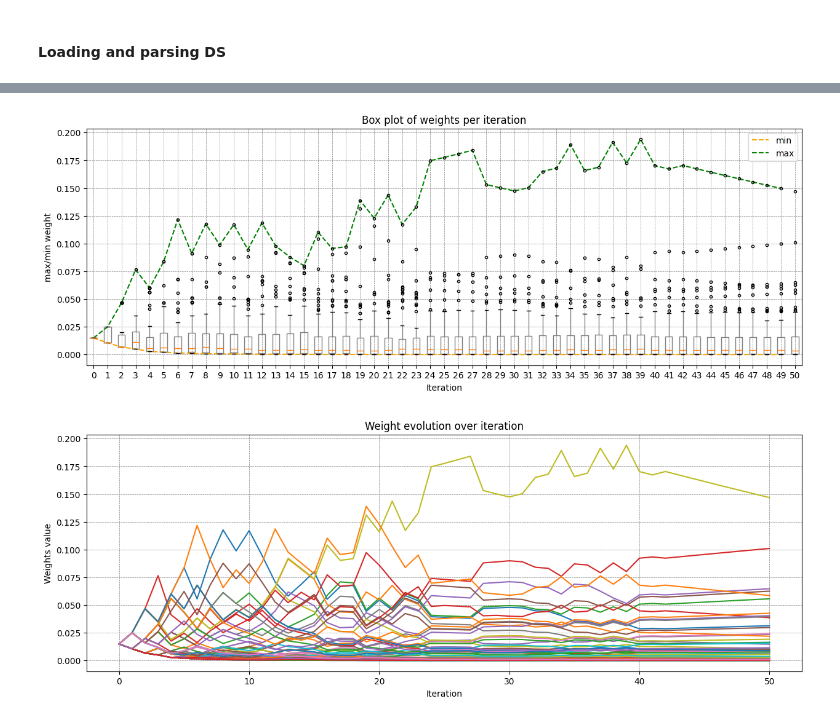
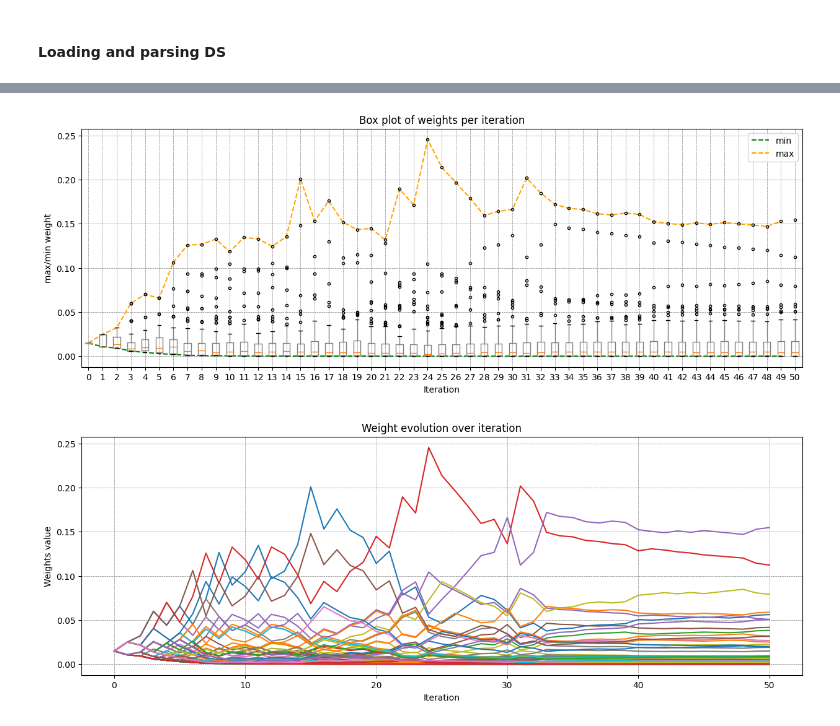
Before and after one commit to fabfabretti/data-mining-project, a Jupyter notebook: 4 - boosting.ipynb, the cells around one changed output, grey strips where cells are left out. Drawn from its saved outputs; the diff is of its cells as text; code cells hidden in the pictures.

```diff
--- a/4 - boosting.ipynb
+++ b/4 - boosting.ipynb
@@ -255,9 +301,11 @@ def weighted_ig(split,verbose=False):
         print(f"after split: e0 {e0 :4.2} w0 {w0 :4.2} / e1 {e1 :4.2} w1 {w1 :4.2}")
     return e - (w0 / w) * e0 - (w1 / w) * e1
 # %%
-def compute_weighted_majority(dataset_Y,weights,i_F,verbose=False):
+# Helper function that returns classification
+def compute_weighted_majority(dataset_Y,weights,indexes,verbose=False):
+    # Sum weight*prediction
     classification=0
-    for i in i_F:
+    for i in indexes:
         classification += dataset_Y[i]*weights[i]
 
     if verbose:
@@ -544,5 +556,12 @@ def print_weights_status(training_W,dataset_Y,training_alpha, training_err,range
 # %%
-random.seed(1)
+
+# -- IPERPARAMETERS
+iTERATIONS = 50
+how_many_candidates = 20
+random.seed()
+
+
+# -- INITIALIZATION
 
 # Load dataset
 dataset_X,dataset_Y, dataset_ST,dataset_V= reload_boosting()
@@ -556,11 +575,8 @@ training_errors = []
 training_phis= []
 training_W = [weights]
 
-training_W_stats = [(weights[0],weights[0])]
 
-# Parameters
-iTERATIONS = 50
-how_many_candidates = 20
+# -- TRAINING ALGORITHM
 
 for iteration in range(0,iTERATIONS):
 
@@ -626,7 +642,6 @@ for iteration in range(0,iTERATIONS):
     z = sum(weights_new)
     weights_new = [w/z for w in weights_new]
 
-    training_W_stats.append((max(weights_new),min(weights_new)))
 
     for i in range(0,len(dataset_Y)):
         if weights_new[i] == weights[i]:
@@ -706,5 +741,5 @@ print_alphas(training_alphas,training_errors)
 # %%
-def print_weights(training_W_stats,training_W):
+def print_weights(training_W):
 
     # 1. Some statistical stuff
 
@@ -714,35 +749,35 @@ def print_weights(training_W_stats,training_W):
     for i in range(0,iTERATIONS):
         max_weights.append(max(training_W[i]))
         min_weights.append(min(training_W[i]))
 
 
     import matplotlib.pyplot as plt
     plt.figure(figsize=(15,5))  # Width, Height in inches
     # Adding labels
     plt.xlabel('Iteration')
     plt.ylabel('max/min weight')
     plt.title('Box plot of weights per iteration')
-    plt.plot(min_weights,label="min",color="orange",linestyle="--")
-    plt.plot(max_weights,label="max",color="green",linestyle="--")
+    plt.plot(min_weights,label="min",color="green",linestyle="--")
+    plt.plot(max_weights,label="max",color="orange",linestyle="--")
 
     _ = plt.legend(loc='upper right')
     plt.grid(color='grey', linestyle='--', linewidth=.5)
 
 
     plt.boxplot(training_W,labels=list(range(0,len(training_W))),positions=range(0,len(training_W)),vert=True,sym='.', boxprops=dict(color="grey"), whiskerprops=dict(color="grey"))
     # Displaying the plot
     plt.show()
 
 
 
     plt.figure(figsize=(15,5))
     plt.plot(training_W)
     plt.xlabel('Iteration')
     plt.ylabel('Weights value')
     plt.title('Weight evolution over iteration')
     plt.grid(color='grey', linestyle='--', linewidth=.5)
 
-print_weights(training_W_stats,training_W)
+print_weights(training_W)
 # %% [output]
-[figure, old version]
+[figure, new version]
-[figure, old version]
+[figure, new version]
```
Also changed, not shown: parts of 14 cells of this notebook, 2 other files.
